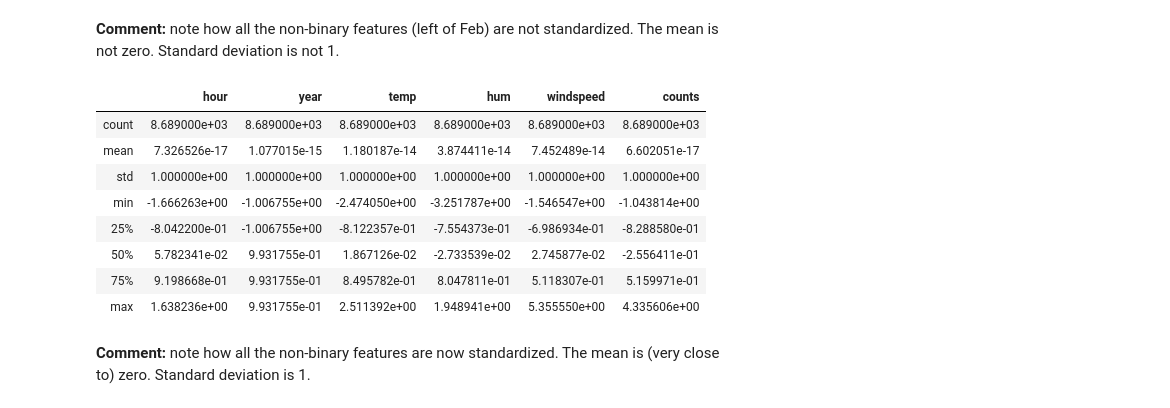
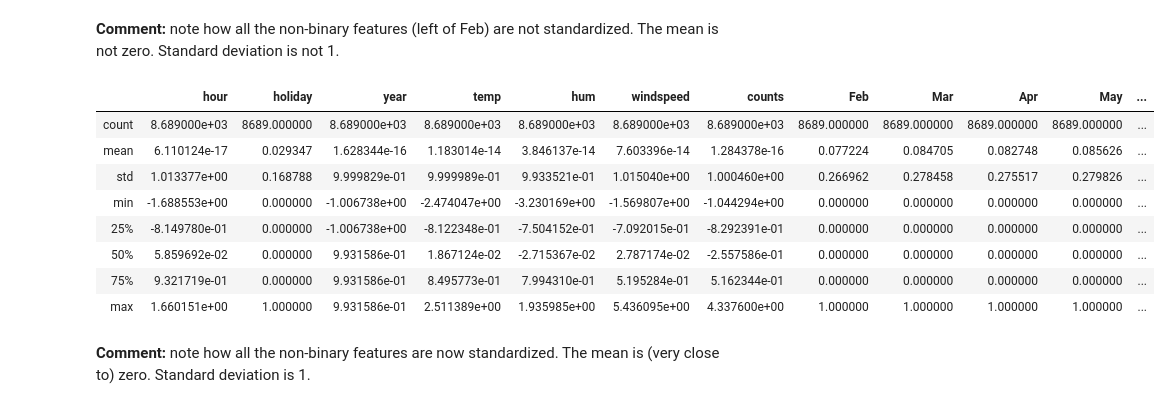
Before and after one commit to CreditPy/2021-s109a, a Jupyter notebook: cs_s109a_hw3/cs_s109a_hw3.ipynb, the cells around one changed output. Saved outputs shown, nothing was run; the diff lists cells and outputs as text; code cells hidden in the pictures.

```diff
--- a/cs_s109a_hw3/cs_s109a_hw3.ipynb
+++ b/cs_s109a_hw3/cs_s109a_hw3.ipynb
@@ -601,0 +581,26 @@ BSS_train.describe()
+# %%
+# alternate solution that doesn't require providing a subsetted dataset
+def scale_datasets(train_data, test_data, cols_to_scale):
+    """
+    This function will be used to standardize columns in your datasets. It
+    also allows you to pass in a test dataset, which will be standardized
+    using the stats from the training data.
+
+    :param: train: The training dataset
+    :param: test: The test dataset, which will be standardized using stats
+                  from the training data.
+    :param: cols_to_scale: List containing the column names to be standardized
+    :return: (DataFrame, DataFrame) Standardized test and training DataFrames
+    """
+    # copy the data to avoid tampering with the original dataset that was passed
+    train = train_data.copy()
+    test = test_data.copy()
+    # retain mean and standard devitation for the training set
+    train_means = train.mean()
+    train_stdevs = test.std()
+    for column in cols_to_scale:
+        train[column] = (train[column] - train_means[column])/train_stdevs[column]
+        # note that per convention we use the mean and stdev of the training set to normalize the test set
+        test[column] = (test[column] - train_means[column])/train_stdevs[column]
+
+    return train, test
@@ -621,24 +630,25 @@ practice_X_train.describe()
 # %% [markdown]
 **Comment:** note how all the non-binary features (left of Feb) are not standardized. The mean is not zero. Standard deviation is not 1.
 # %%
-practice_X_train_scaled, practice_X_train_test_scaled = scale_datasets(practice_X_train, practice_X_test, ['hour',
+# scale the non-binary columns
+practice_X_train_scaled, practice_X_train_test_scaled = scale_datasets(BSS_train, BSS_test, ['hour',
                                                               'year',
                                                               'temp',
                                                               'hum',
                                                               'windspeed',
                                                               'counts'
                                                               ])
 
 practice_X_train_scaled.describe()
 # %% [output]
-|  | hour | year | temp | hum | windspeed | counts |
-| count | 8.689000e+03 | 8.689000e+03 | 8.689000e+03 | 8.689000e+03 | 8.689000e+03 | 8.689000e+03 |
-| mean | 7.326526e-17 | 1.077015e-15 | 1.180187e-14 | 3.874411e-14 | 7.452489e-14 | 6.602051e-17 |
-| std | 1.000000e+00 | 1.000000e+00 | 1.000000e+00 | 1.000000e+00 | 1.000000e+00 | 1.000000e+00 |
-| min | -1.666263e+00 | -1.006755e+00 | -2.474050e+00 | -3.251787e+00 | -1.546547e+00 | -1.043814e+00 |
-| 25% | -8.042200e-01 | -1.006755e+00 | -8.122357e-01 | -7.554373e-01 | -6.986934e-01 | -8.288580e-01 |
-| 50% | 5.782341e-02 | 9.931755e-01 | 1.867126e-02 | -2.733539e-02 | 2.745877e-02 | -2.556411e-01 |
-| 75% | 9.198668e-01 | 9.931755e-01 | 8.495782e-01 | 8.047811e-01 | 5.118307e-01 | 5.159971e-01 |
-| max | 1.638236e+00 | 9.931755e-01 | 2.511392e+00 | 1.948941e+00 | 5.355550e+00 | 4.335606e+00 |
+|  | hour | holiday | year | temp | hum | windspeed | counts | Feb | Mar | Apr | May | ... |
+| count | 8.689000e+03 | 8689.000000 | 8.689000e+03 | 8.689000e+03 | 8.689000e+03 | 8.689000e+03 | 8.689000e+03 | 8689.000000 | 8689.000000 | 8689.000000 | 8689.000000 | ... |
+| mean | 6.110124e-17 | 0.029347 | 1.628344e-16 | 1.183014e-14 | 3.846137e-14 | 7.603396e-14 | 1.284378e-16 | 0.077224 | 0.084705 | 0.082748 | 0.085626 | ... |
+| std | 1.013377e+00 | 0.168788 | 9.999829e-01 | 9.999989e-01 | 9.933521e-01 | 1.015040e+00 | 1.000460e+00 | 0.266962 | 0.278458 | 0.275517 | 0.279826 | ... |
+| min | -1.688553e+00 | 0.000000 | -1.006738e+00 | -2.474047e+00 | -3.230169e+00 | -1.569807e+00 | -1.044294e+00 | 0.000000 | 0.000000 | 0.000000 | 0.000000 | ... |
+| 25% | -8.149780e-01 | 0.000000 | -1.006738e+00 | -8.122348e-01 | -7.504152e-01 | -7.092015e-01 | -8.292391e-01 | 0.000000 | 0.000000 | 0.000000 | 0.000000 | ... |
+| 50% | 5.859692e-02 | 0.000000 | 9.931586e-01 | 1.867124e-02 | -2.715367e-02 | 2.787174e-02 | -2.557586e-01 | 0.000000 | 0.000000 | 0.000000 | 0.000000 | ... |
+| 75% | 9.321719e-01 | 0.000000 | 9.931586e-01 | 8.495773e-01 | 7.994310e-01 | 5.195284e-01 | 5.162344e-01 | 0.000000 | 0.000000 | 0.000000 | 0.000000 | ... |
+| max | 1.660151e+00 | 1.000000 | 9.931586e-01 | 2.511389e+00 | 1.935985e+00 | 5.436095e+00 | 4.337600e+00 | 1.000000 | 1.000000 | 1.000000 | 1.000000 | ... |
 # %% [markdown]
 **Comment:** note how all the non-binary features are now standardized. The mean is (very close to) zero. Standard deviation is 1.
```
Also changed, not shown: parts of 19 cells of this notebook.
